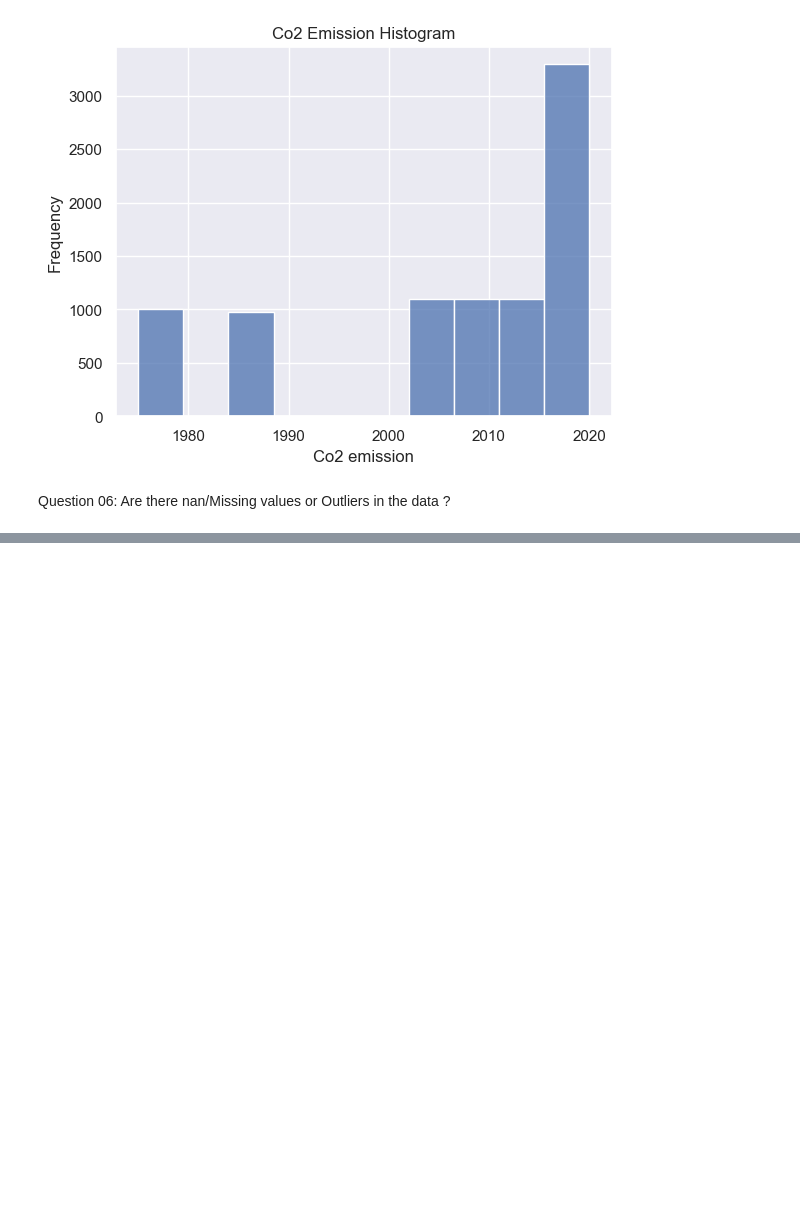
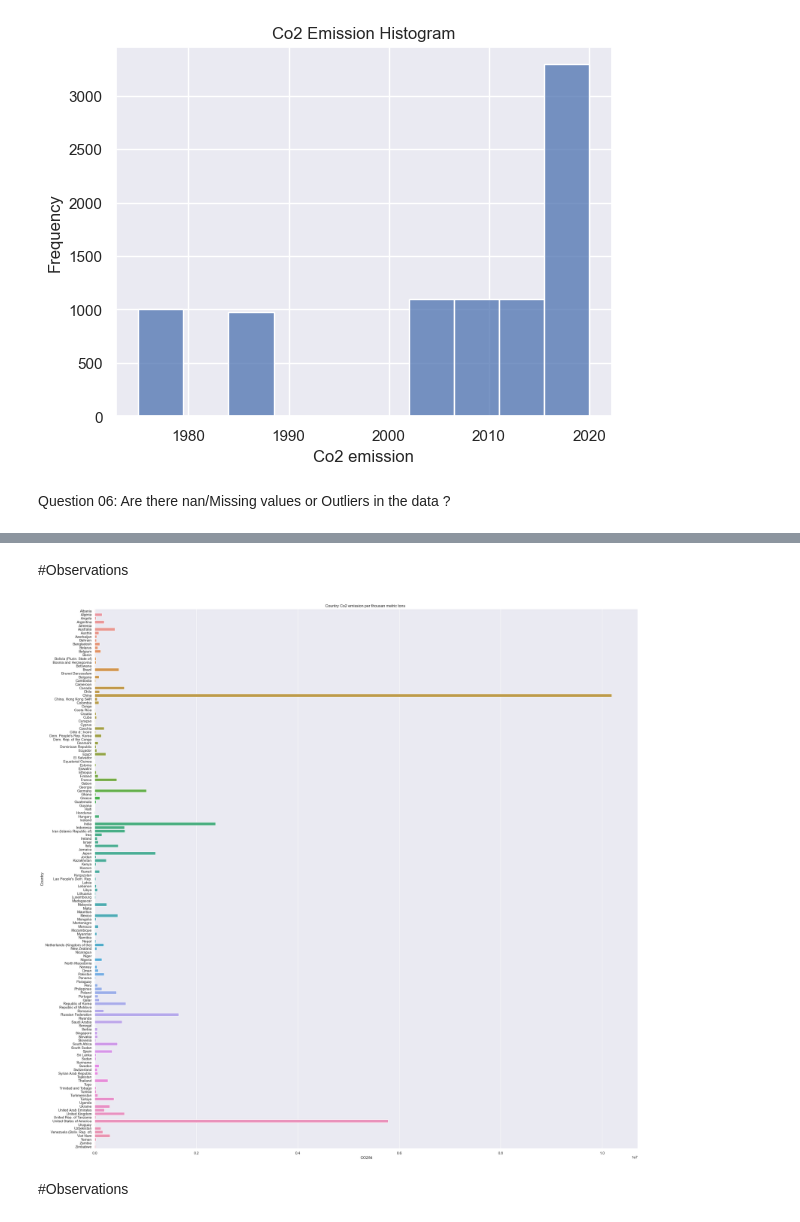
Before and after one commit to ntakirutimanapierre/Analytics-Assignemnt2-Exploratory-Data-Analysis-and-Reporting, a Jupyter notebook: notebook.ipynb, the cells around one changed output, grey strips where cells are left out. Cells and saved outputs as stored; diff of their text form; code cells hidden in the pictures; blank space fills up the shorter version.

```diff
--- a/notebook.ipynb
+++ b/notebook.ipynb
@@ -208,0 +241,13 @@ co2_data.isna().sum()
+# %% [markdown]
+#Observations
+# %%
+#country co2 emission per thousand metric tons
+fig,ax = plt.subplots()
+fig.set_size_inches(30,30)
+sns.barplot(data= grouped_data, y='Country' ,x ='CO2/kt' )
+plt.title("Country Co2 emission per thousan metric tons  ")
+plt.show()
+# %% [output]
+[figure, added]
+# %% [markdown]
+#Observations
```
Also changed, not shown: parts of 7 cells of this notebook, 1 other file.
